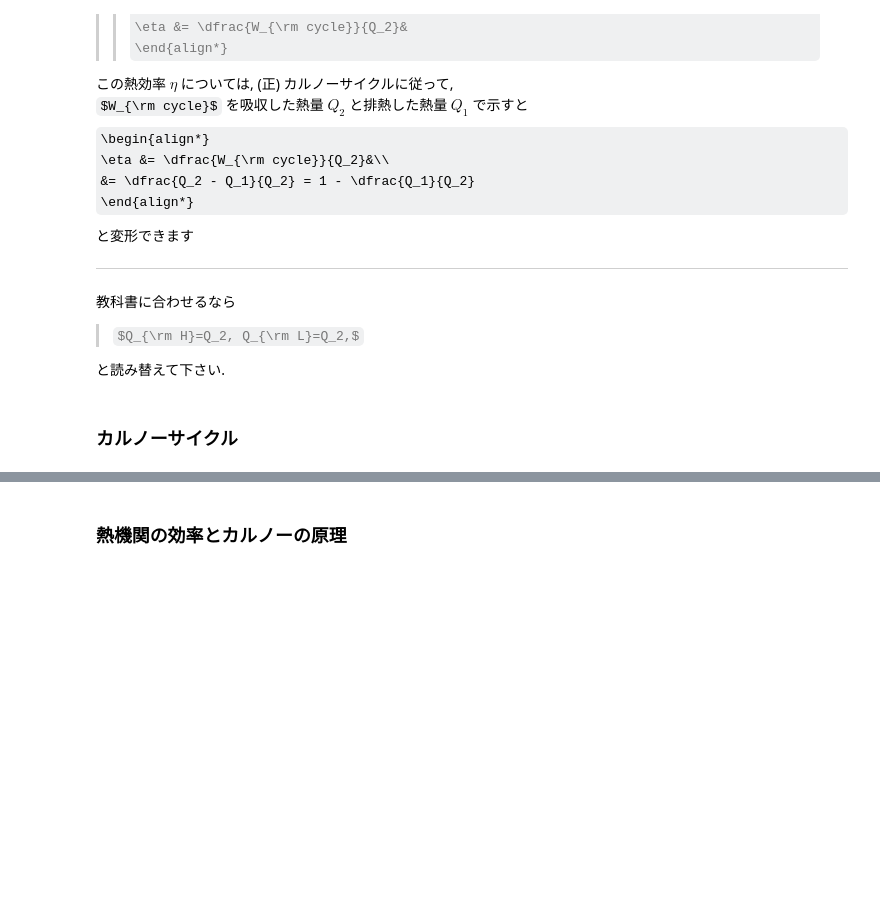
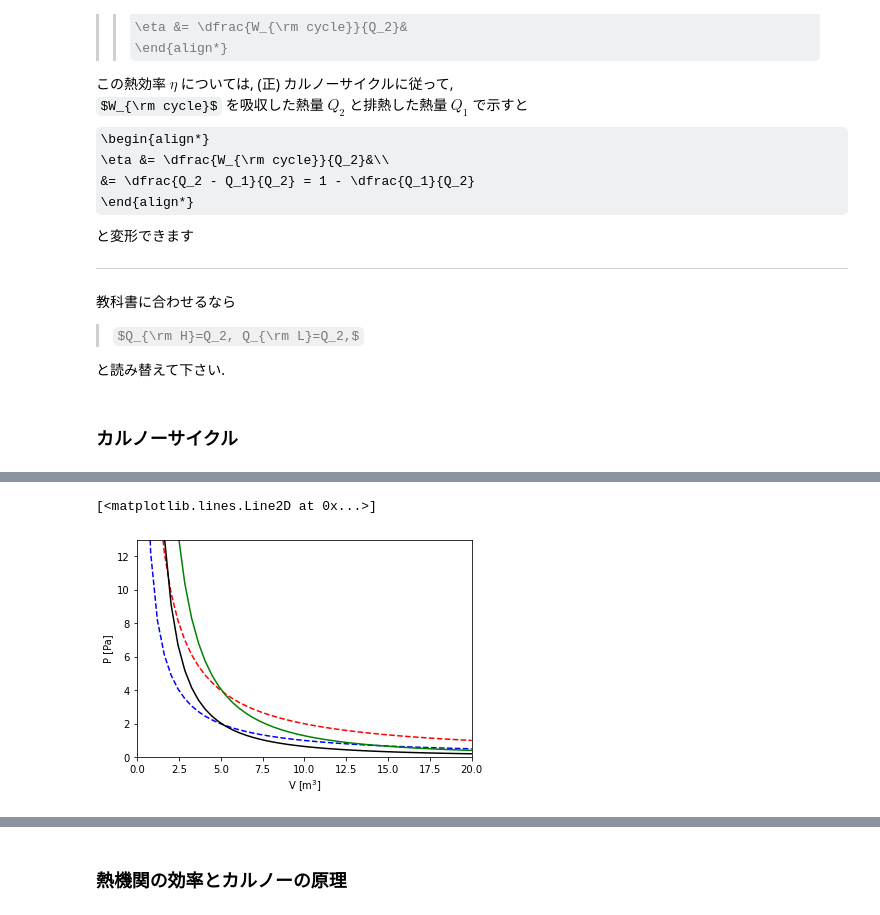
Before and after one commit to kzhkAKT/Phys2AKTuniv, a Jupyter notebook: 11_Nov/1504_熱機関とその効率.ipynb, the cells around one changed output, grey strips where cells are left out. Cells and saved outputs as stored; diff of their text form; code cells hidden in the pictures; some formulas as TeX source; blank space fills up the shorter version.

```diff
--- a/11_Nov/1504_熱機関とその効率.ipynb
+++ b/11_Nov/1504_熱機関とその効率.ipynb
@@ -66,0 +194,27 @@ $W_{\rm cycle}$ を吸収した熱量 $Q_2$ と排熱した熱量 $Q_1$ で示
+# %%
+#@title カルノーサイクルの描画
+%matplotlib inline
+
+import matplotlib.pyplot as plt
+import numpy as np
+
+x = np.linspace(0.001, 20, 50)
+
+fig = plt.figure()
+ax = fig.add_subplot(111)
+ax.set_ylabel('P [Pa]')
+ax.set_xlabel('V [m$^3$]')
+
+plt.xlim([0,20])
+plt.ylim([0,13])
+
+#ax.set_aspect('equal', adjustable='box')
+
+plt.plot(x, 10/x, '--', color="b")
+plt.plot(x, 2*10/x, '--', color="r")
+
+plt.plot(x, 3*10/x**(1.67), '-', color="k")
+plt.plot(x, 2*3*10/x**(1.67), '-', color="g")
+# %% [output]
+[<matplotlib.lines.Line2D at 0x...>]
+[figure, added]
```
Also changed, not shown: parts of 21 cells of this notebook.
